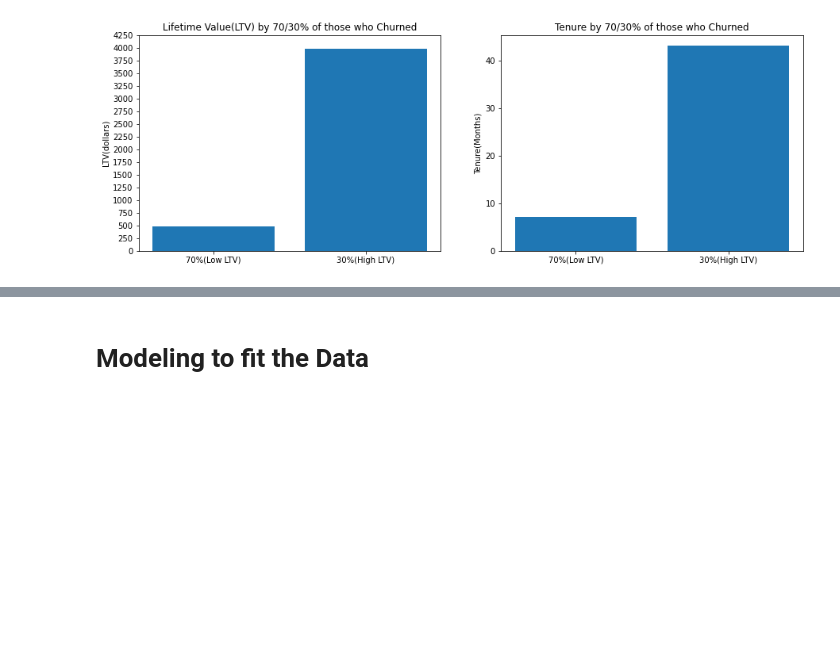
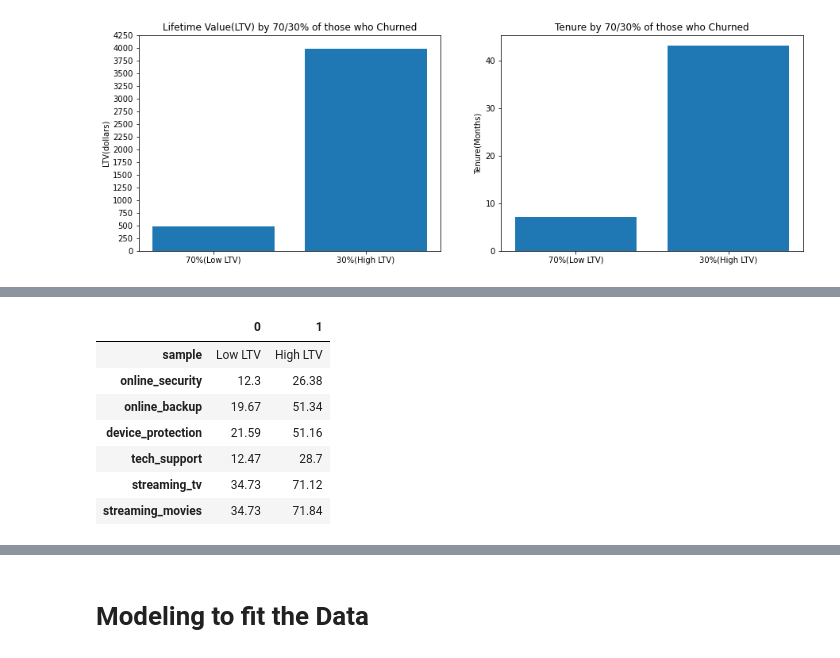
Before and after one commit to BraedenWright/classification-project, a Jupyter notebook: working_telco_report.ipynb, the cells around one changed output, grey strips where cells are left out. Cells and saved outputs as stored; diff of their text form; code cells hidden in the pictures; blank space fills up the shorter version.

```diff
--- a/working_telco_report.ipynb
+++ b/working_telco_report.ipynb
@@ -403,0 +412,62 @@ top_30.head()
+# %%
+# What internet features attracted those high value customers?
+
+
+# Low LTV
+total_internet_bot = bottom_70_2[bottom_70_2.internet_service_type != 'None'].internet_service_type.count()
+
+results =[]
+
+os = (bottom_70['online_security'].sum()/total_internet_bot)*100
+ob = (bottom_70['online_backup'].sum()/total_internet_bot)*100
+dp = (bottom_70['device_protection'].sum()/total_internet_bot)*100
+ts = (bottom_70['tech_support'].sum()/total_internet_bot)*100
+stv = (bottom_70['streaming_tv'].sum()/total_internet_bot)*100
+sm = (bottom_70['streaming_movies'].sum()/total_internet_bot)*100
+
+data ={
+    'sample': 'Low LTV',
+    'online_security': round(os, 2),
+    'online_backup': round(ob, 2),
+    'device_protection': round(dp, 2),
+    'tech_support': round(ts, 2),
+    'streaming_tv': round(stv, 2),
+    'streaming_movies': round(sm, 2)
+}
+
+results.append(data)
+
+# High LTV
+total_internet_top = top_30_2[top_30_2.internet_service_type != 'None'].internet_service_type.count()
+
+
+os = (top_30['online_security'].sum()/total_internet_top)*100
+ob = (top_30['online_backup'].sum()/total_internet_top)*100
+dp = (top_30['device_protection'].sum()/total_internet_top)*100
+ts = (top_30['tech_support'].sum()/total_internet_top)*100
+stv = (top_30['streaming_tv'].sum()/total_internet_top)*100
+sm = (top_30['streaming_movies'].sum()/total_internet_top)*100
+
+data ={
+    'sample': 'High LTV',
+    'online_security': round(os, 2),
+    'online_backup': round(ob, 2),
+    'device_protection': round(dp, 2),
+    'tech_support': round(ts, 2),
+    'streaming_tv': round(stv, 2),
+    'streaming_movies': round(sm, 2)
+}
+
+results.append(data)
+
+temp_df = pd.DataFrame(results)
+temp_df.transpose()
+# %% [output]
+|  | 0 | 1 |
+| sample | Low LTV | High LTV |
+| online_security | 12.3 | 26.38 |
+| online_backup | 19.67 | 51.34 |
+| device_protection | 21.59 | 51.16 |
+| tech_support | 12.47 | 28.7 |
+| streaming_tv | 34.73 | 71.12 |
+| streaming_movies | 34.73 | 71.84 |
```
Also changed, not shown: parts of 20 cells of this notebook.
